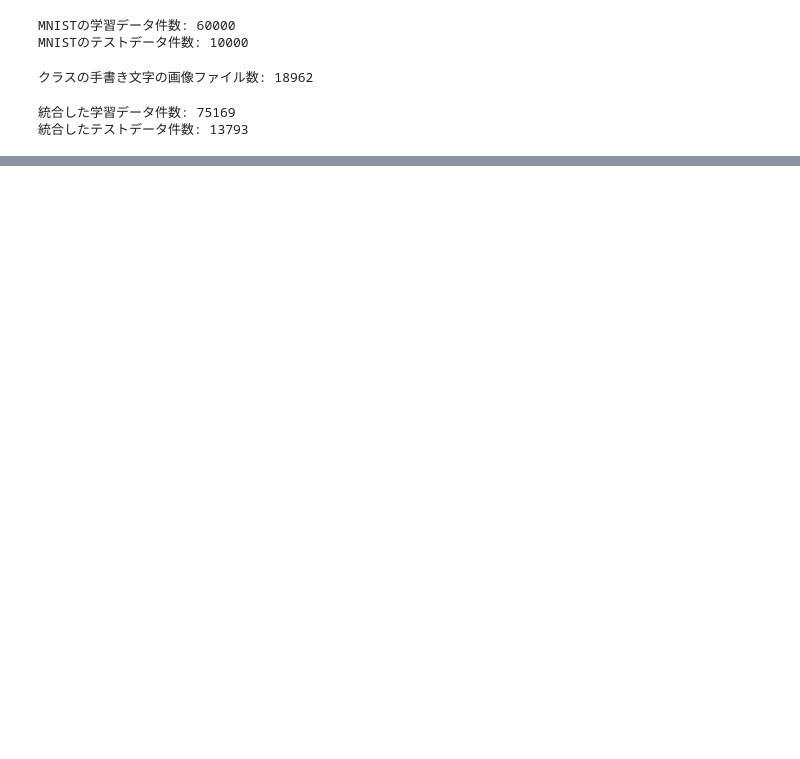
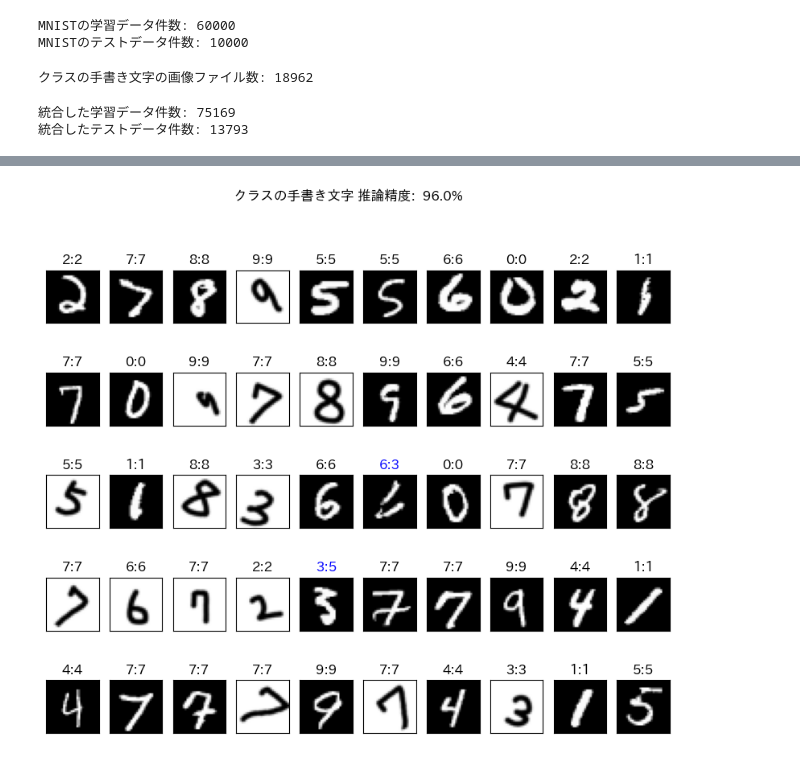
Before and after one commit to kokoa454/python_school, a Jupyter notebook: deepLearning/mnist_and_hand_digits/mnist_and_hand_digits/mnist_and_hand_digits.ipynb, the cells around one changed output, grey strips where cells are left out. Saved outputs shown, nothing was run; the diff lists cells and outputs as text; code cells hidden in the pictures; blank space fills up the shorter version.

Commit message:
fix: update mnist_and_hand_digit

```diff
--- a/deepLearning/mnist_and_hand_digits/mnist_and_hand_digits/mnist_and_hand_digits.ipynb
+++ b/deepLearning/mnist_and_hand_digits/mnist_and_hand_digits/mnist_and_hand_digits.ipynb
@@ -247,0 +274,60 @@ Epoch [12/50], loss: 0.29191 acc: 0.91341 val_loss: 0.32609, val_acc: 0.90154
+# %%
+mnist_and_hand_digits_model_path = "./mnist_and_hand_digits_model.pth"
+torch.save(net.state_dict(), mnist_and_hand_digits_model_path)
+# %%
+inputs, labels = next(iter(test_loader))
+
+n_input = inputs[0].shape[0]
+n_output = 10
+n_hidden = 128
+
+net = Net2(
+    n_input=n_input,
+    n_output=n_output,
+    n_hidden=n_hidden
+)
+net.to(device)
+state_dict = torch.load(mnist_and_hand_digits_model_path, map_location=device)
+net.load_state_dict(state_dict)
+net.eval()
+
+plt.figure(figsize=(10, 8))
+
+with torch.no_grad():
+    for images, labels in test_loader:
+        break
+
+    inputs = images.to(device)
+    labels = labels.to(device)
+
+    outputs = net(inputs)
+    predicted = torch.max(outputs, 1)[1]
+
+    total = 0
+    correct = 0
+
+    for i in range(50):
+        total += 1
+        ax = plt.subplot(5, 10, i + 1)
+
+        image = images[i]
+        label = labels[i].item()
+        pred = predicted[i].item()
+
+        if (pred == label):
+            c = 'k'
+            correct += 1
+        else:
+            c = 'b'
+
+        image2 = (image + 1)/ 2
+
+        plt.imshow(image2.reshape(28, 28),cmap='gray')
+        ax.set_title(f'{label}:{pred}', c=c)
+        ax.get_xaxis().set_visible(False)
+        ax.get_yaxis().set_visible(False)
+
+    accuracy = (correct / total) * 100
+    plt.suptitle(f"クラスの手書き文字 推論精度: {accuracy: .1f}%")
+# %% [output]
+[figure, added]
```
Also changed, not shown: parts of 4 cells of this notebook, 1 other file.
